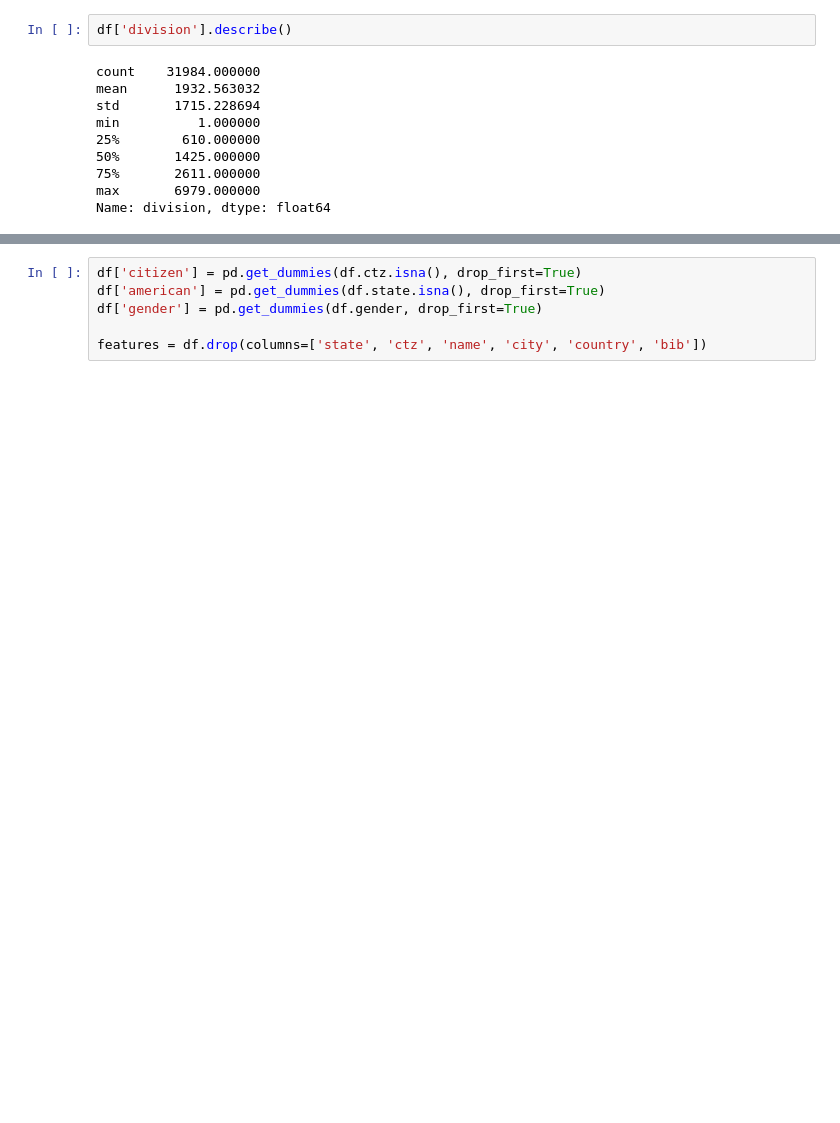
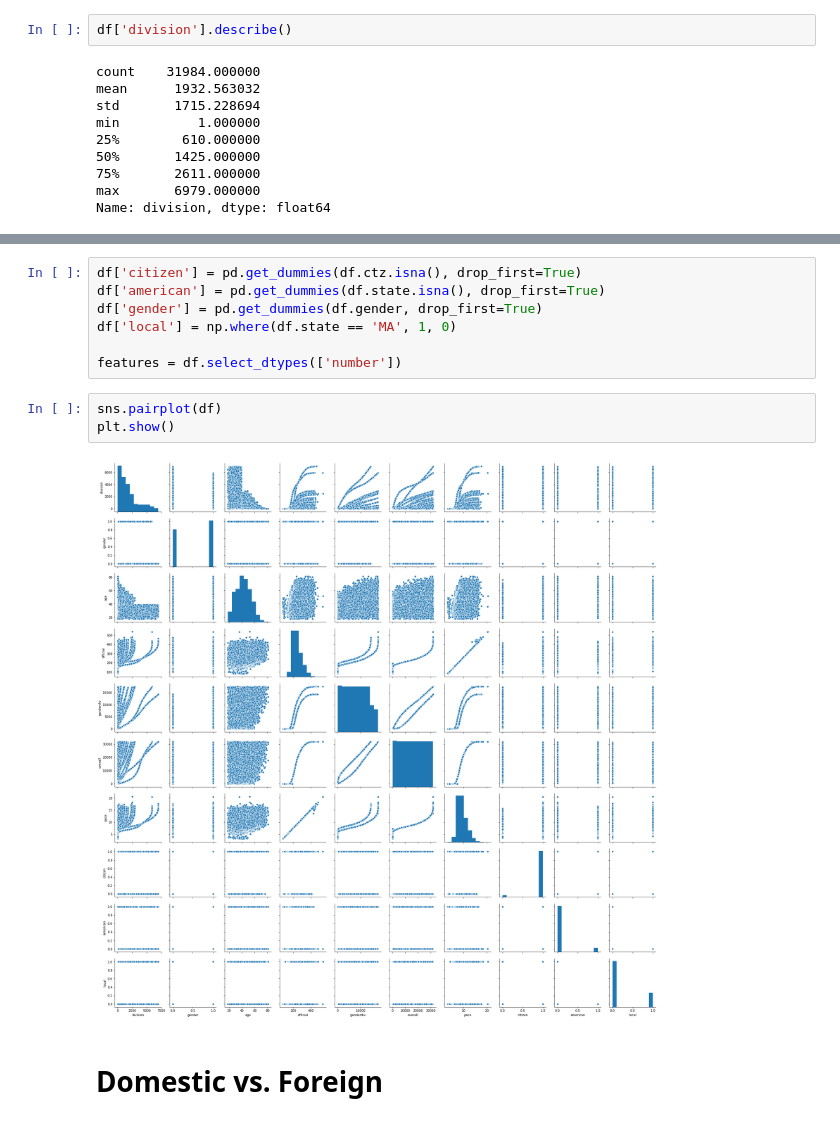
Before and after one commit to brandonsteed/unit-4, a Jupyter notebook: Boston-Marathon.ipynb, the cells around one changed output, grey strips where cells are left out. Cells and saved outputs as stored; diff of their text form; blank space fills up the shorter version.

```diff
--- a/Boston-Marathon.ipynb
+++ b/Boston-Marathon.ipynb
@@ -64,5 +83,13 @@ Name: division, dtype: float64
 df['citizen'] = pd.get_dummies(df.ctz.isna(), drop_first=True)
 df['american'] = pd.get_dummies(df.state.isna(), drop_first=True)
 df['gender'] = pd.get_dummies(df.gender, drop_first=True)
+df['local'] = np.where(df.state == 'MA', 1, 0)
 
-features = df.drop(columns=['state', 'ctz', 'name', 'city', 'country', 'bib'])
+features = df.select_dtypes(['number'])
+# %%
+sns.pairplot(df)
+plt.show()
+# %% [output]
+[figure, added]
+# %% [markdown]
+# Domestic vs. Foreign
```
Also changed, not shown: parts of 37 cells of this notebook.
